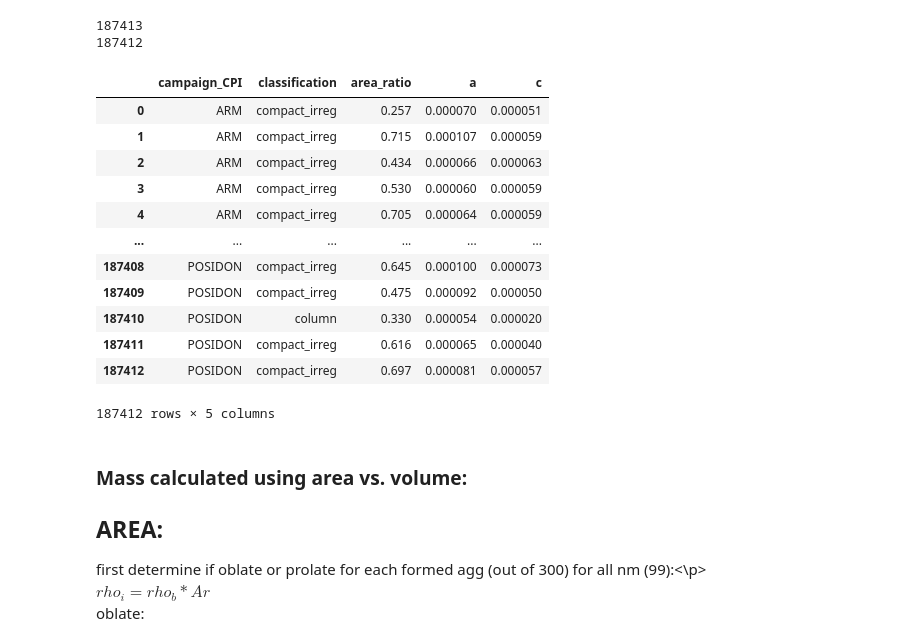
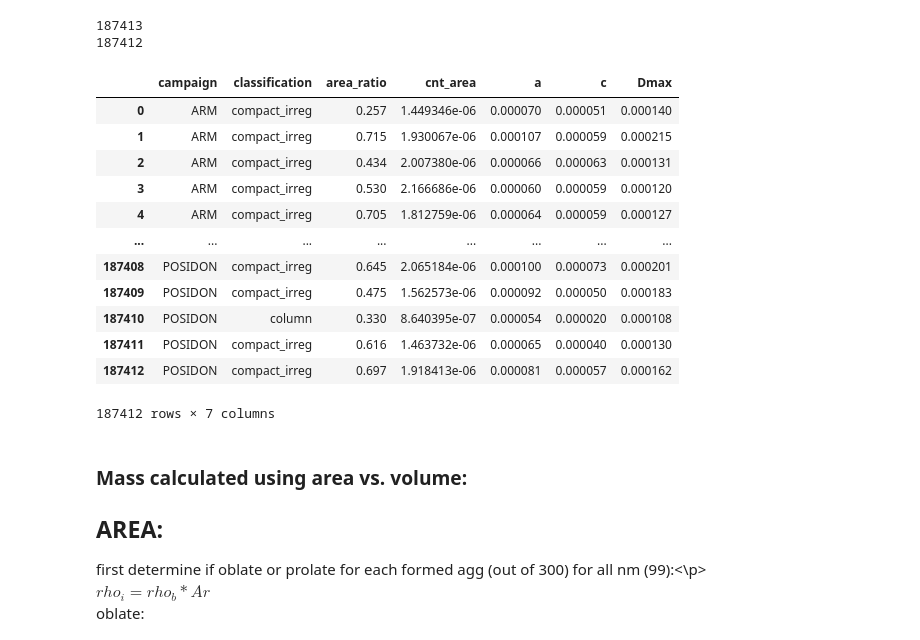
Before and after one commit to vprzybylo/IPAS, a Jupyter notebook: ipas/visualizations/m_D_relationships.ipynb, the cells around one changed output. Drawn from its saved outputs; the diff is of its cells as text; code cells hidden in the pictures.

```diff
--- a/ipas/visualizations/m_D_relationships.ipynb
+++ b/ipas/visualizations/m_D_relationships.ipynb
@@ -35,57 +35,63 @@ variables:
 """
 # LOAD IPAS DATA
 # array shapes = [mono phi, mono r, nclusters, ncrystals]
 f = open("../instance_files/mD_vT_vars_rand", "rb")
 result_rand = pickle.load(f)
 f.close()
 
 f = open("../instance_files/mD_vT_vars_flat", "rb")
 result_flat = pickle.load(f)
 f.close()
 
 # LOAD CPI DATA
-campaigns = ['ARM', 'AIRS_II', 'ATTREX', 'ICE_L', 'IPHEX', 'MACPEX', 'MPACE', 'POSIDON']
+all_campaigns = ['ARM', 'AIRS_II', 'ATTREX', 'ICE_L', 'IPHEX', 'MACPEX', 'MPACE', 'POSIDON']
 
-campaign_CPI = []
+campaigns = []
 classifications = []
-ars_CPI = []
+ars = []
+cnt_area = []
 a = []  # larger radius
 c = []  # smaller radius
-for campaign in campaigns:
+Dmax = []  # max diameter
+for campaign in all_campaigns:
     df = pd.read_csv(f'../CPI_verification/{campaign}.csv')
-    ars_CPI.append(df['filled_circular_area_ratio'])
-    campaign_CPI.append([campaign]*len(df['filled_circular_area_ratio']))
+    cnt_area.append(df['cnt_area']*5.29E-12) # [m2]
+    ars.append(df['filled_circular_area_ratio'])
+    campaigns.append([campaign]*len(df['filled_circular_area_ratio']))
     classifications.append(df['classification'])
+
     for height, width in zip(df['particle height']/2, df['particle width']/2):
-        a.append(height* 1e-6 if height > width else width* 1e-6)
-        c.append(height* 1e-6 if height < width else width* 1e-6)  # [m]
+        a.append(height* 1E-6 if height > width else width* 1E-6)
+        c.append(height* 1E-6 if height < width else width* 1E-6)  # [m]
+        Dmax.append(height*2* 1E-6 if height > width else width*2* 1E-6)
 #flatten list of lists from each campaign
-ars_CPI = list(np.concatenate(ars_CPI).flat)
-campaign_CPI = list(np.concatenate(campaign_CPI).flat)
+ars = list(np.concatenate(ars).flat)
+cnt_area = list(np.concatenate(cnt_area).flat)
+campaigns = list(np.concatenate(campaigns).flat)
 classifications = list(np.concatenate(classifications).flat)
 
-df_CPI = pd.DataFrame(list(zip(campaign_CPI, classifications, ars_CPI, a, c)), columns=['campaign_CPI', 'classification', 'area_ratio', 'a', 'c'])
+df_CPI = pd.DataFrame(list(zip(campaigns, classifications, ars, cnt_area, a, c, Dmax)), columns=['campaign', 'classification', 'area_ratio', 'cnt_area', 'a', 'c', 'Dmax'])
 print(len(df_CPI))
 df_CPI = df_CPI[df_CPI['area_ratio'] != -999.0]
 df.dropna(inplace=True)
 print(len(df_CPI))
 df_CPI
 # %% [output]
 187413
 187412
-|  | campaign_CPI | classification | area_ratio | a | c |
-| 0 | ARM | compact_irreg | 0.257 | 0.000070 | 0.000051 |
-| 1 | ARM | compact_irreg | 0.715 | 0.000107 | 0.000059 |
-| 2 | ARM | compact_irreg | 0.434 | 0.000066 | 0.000063 |
-| 3 | ARM | compact_irreg | 0.530 | 0.000060 | 0.000059 |
-| 4 | ARM | compact_irreg | 0.705 | 0.000064 | 0.000059 |
-| ... | ... | ... | ... | ... | ... |
-| 187408 | POSIDON | compact_irreg | 0.645 | 0.000100 | 0.000073 |
-| 187409 | POSIDON | compact_irreg | 0.475 | 0.000092 | 0.000050 |
-| 187410 | POSIDON | column | 0.330 | 0.000054 | 0.000020 |
-| 187411 | POSIDON | compact_irreg | 0.616 | 0.000065 | 0.000040 |
-| 187412 | POSIDON | compact_irreg | 0.697 | 0.000081 | 0.000057 |
+|  | campaign | classification | area_ratio | cnt_area | a | c | Dmax |
+| 0 | ARM | compact_irreg | 0.257 | 1.449346e-06 | 0.000070 | 0.000051 | 0.000140 |
+| 1 | ARM | compact_irreg | 0.715 | 1.930067e-06 | 0.000107 | 0.000059 | 0.000215 |
+| 2 | ARM | compact_irreg | 0.434 | 2.007380e-06 | 0.000066 | 0.000063 | 0.000131 |
+| 3 | ARM | compact_irreg | 0.530 | 2.166686e-06 | 0.000060 | 0.000059 | 0.000120 |
+| 4 | ARM | compact_irreg | 0.705 | 1.812759e-06 | 0.000064 | 0.000059 | 0.000127 |
+| ... | ... | ... | ... | ... | ... | ... | ... |
+| 187408 | POSIDON | compact_irreg | 0.645 | 2.065184e-06 | 0.000100 | 0.000073 | 0.000201 |
+| 187409 | POSIDON | compact_irreg | 0.475 | 1.562573e-06 | 0.000092 | 0.000050 | 0.000183 |
+| 187410 | POSIDON | column | 0.330 | 8.640395e-07 | 0.000054 | 0.000020 | 0.000108 |
+| 187411 | POSIDON | compact_irreg | 0.616 | 1.463732e-06 | 0.000065 | 0.000040 | 0.000130 |
+| 187412 | POSIDON | compact_irreg | 0.697 | 1.918413e-06 | 0.000081 | 0.000057 | 0.000162 |
-187412 rows × 5 columns
+187412 rows × 7 columns
 # %% [markdown]
 ### Mass calculated using area vs. volume: <br>
 
```
Also changed, not shown: parts of 6 cells of this notebook, 2 other files.
